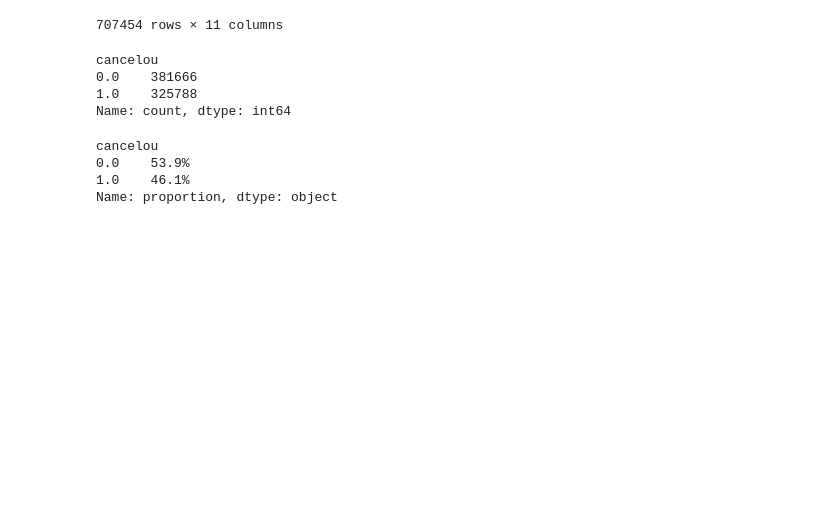
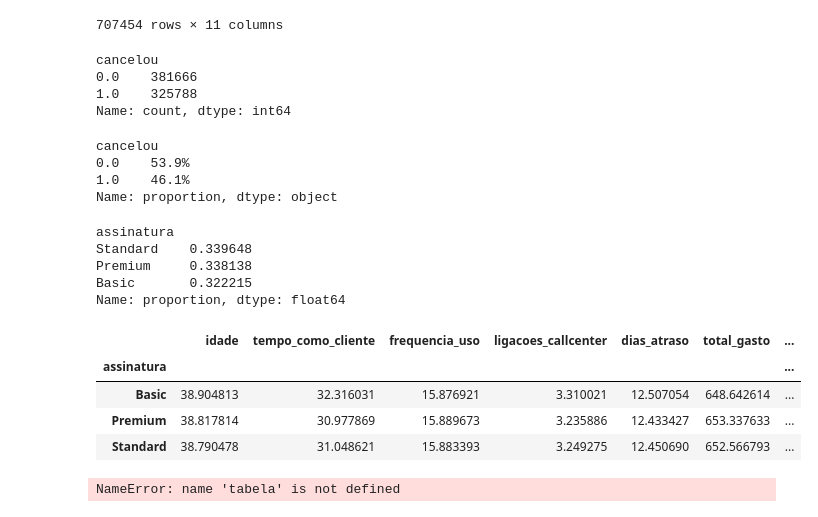
Before and after one commit to Mpnocello/Python, a Jupyter notebook: dados/main.ipynb, the cells around one changed output. Cells and saved outputs as stored; diff of their text form; code cells hidden in the pictures; blank space fills up the shorter version.

```diff
--- a/dados/main.ipynb
+++ b/dados/main.ipynb
@@ -104,3 +104,25 @@ cancelou
 0.0    53.9%
 1.0    46.1%
 Name: proportion, dtype: object
+# %%
+display(tabela["assinatura"].value_counts(normalize=True))
+display(tabela.groupby("assinatura").mean(numeric_only=True))
+# %% [output]
+assinatura
+Standard    0.339648
+Premium     0.338138
+Basic       0.322215
+Name: proportion, dtype: float64
+|  | idade | tempo_como_cliente | frequencia_uso | ligacoes_callcenter | dias_atraso | total_gasto | ... |
+| assinatura |  |  |  |  |  |  | ... |
+| Basic | 38.904813 | 32.316031 | 15.876921 | 3.310021 | 12.507054 | 648.642614 | ... |
+| Premium | 38.817814 | 30.977869 | 15.889673 | 3.235886 | 12.433427 | 653.337633 | ... |
+| Standard | 38.790478 | 31.048621 | 15.883393 | 3.249275 | 12.450690 | 652.566793 | ... |
+# %%
+import plotly.express as px
+
+for coluna in tabela.columns:
+    grafico = px.histogram(tabela, x=coluna, color="cancelou", width=600)
+    grafico.show()
+# %% [output]
+NameError: name 'tabela' is not defined
```
Also changed, not shown: parts of 1 cell of this notebook.
